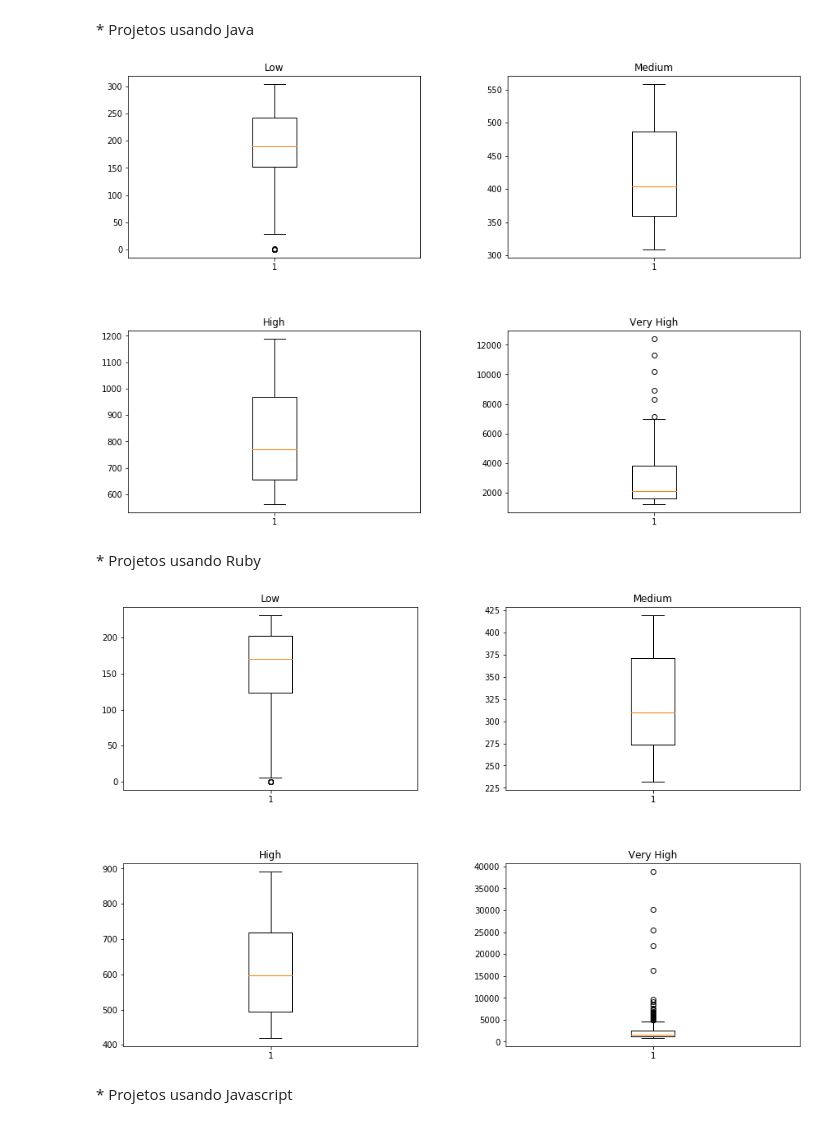
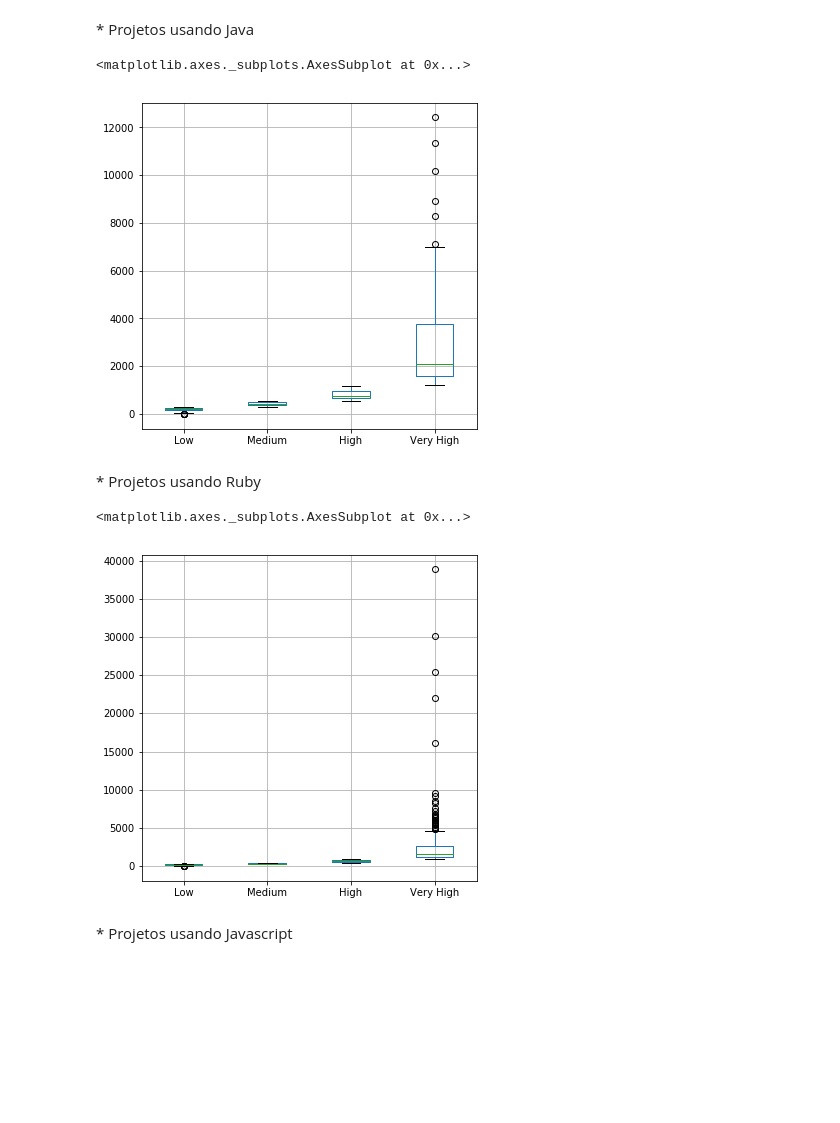
Before and after one commit to wagnernegrao/ci-analysis, a Jupyter notebook: ci_analysis.ipynb, the cells around one changed output. Saved outputs shown, nothing was run; the diff lists cells and outputs as text; code cells hidden in the pictures; blank space fills up the shorter version.

Commit message:
plots dos dados, unica imagem

```diff
--- a/ci_analysis.ipynb
+++ b/ci_analysis.ipynb
@@ -161,17 +161,30 @@ df['commit'].apply(lambda x: pd.Series(x)).T.boxplot(figsize=(6,6),rot=0)
 * Projetos usando Java
 # %%
 low, medium, high, veryHigh = project_frequency(commit_project[0], project_name[0])
-plot(low, medium, high, veryHigh)
+df = pd.DataFrame([('Low', low),
+                   ('Medium', medium),
+                   ('High', high),
+                   ('Very High', veryHigh)], columns=['frequency', 'commit']).set_index('frequency')
+
+df['commit'].apply(lambda x: pd.Series(x)).T.boxplot(figsize=(6,6),rot=0)
 # %% [output]
+<matplotlib.axes._subplots.AxesSubplot at 0x...>
-[figure, old version]
+[figure, new version]
 # %% [markdown]
 <font size = 4/>
 * Projetos usando Ruby
 # %%
 low, medium, high, veryHigh = project_frequency(commit_project[1], project_name[1])
-plot(low, medium, high, veryHigh)
+
+df = pd.DataFrame([('Low', low),
+                   ('Medium', medium),
+                   ('High', high),
+                   ('Very High', veryHigh)], columns=['frequency', 'commit']).set_index('frequency')
+
+df['commit'].apply(lambda x: pd.Series(x)).T.boxplot(figsize=(6,6),rot=0)
 # %% [output]
+<matplotlib.axes._subplots.AxesSubplot at 0x...>
-[figure, old version]
+[figure, new version]
 # %% [markdown]
 <font size = 4/>
 * Projetos usando Javascript
```
